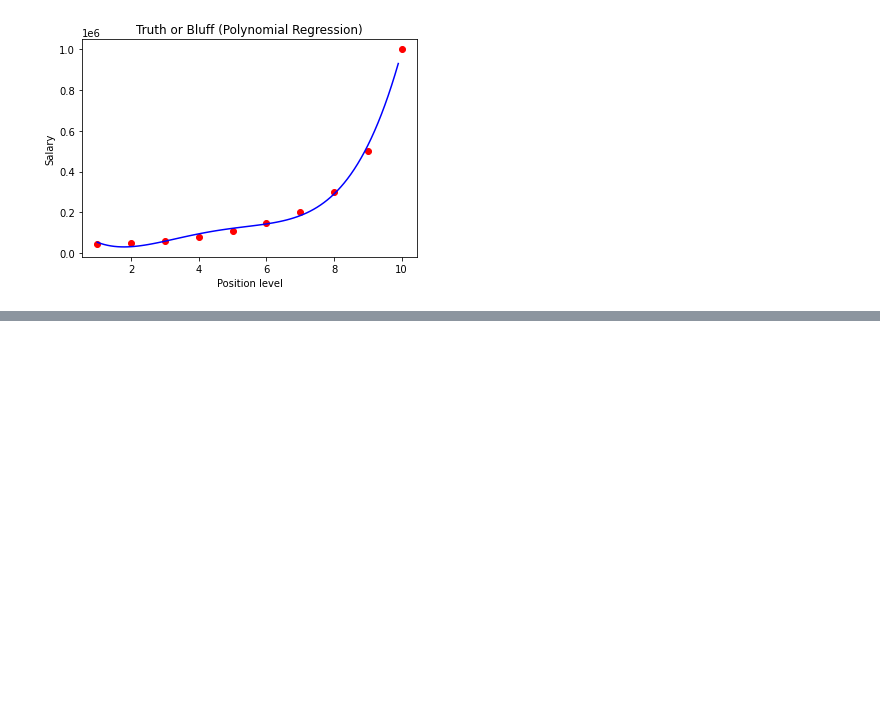
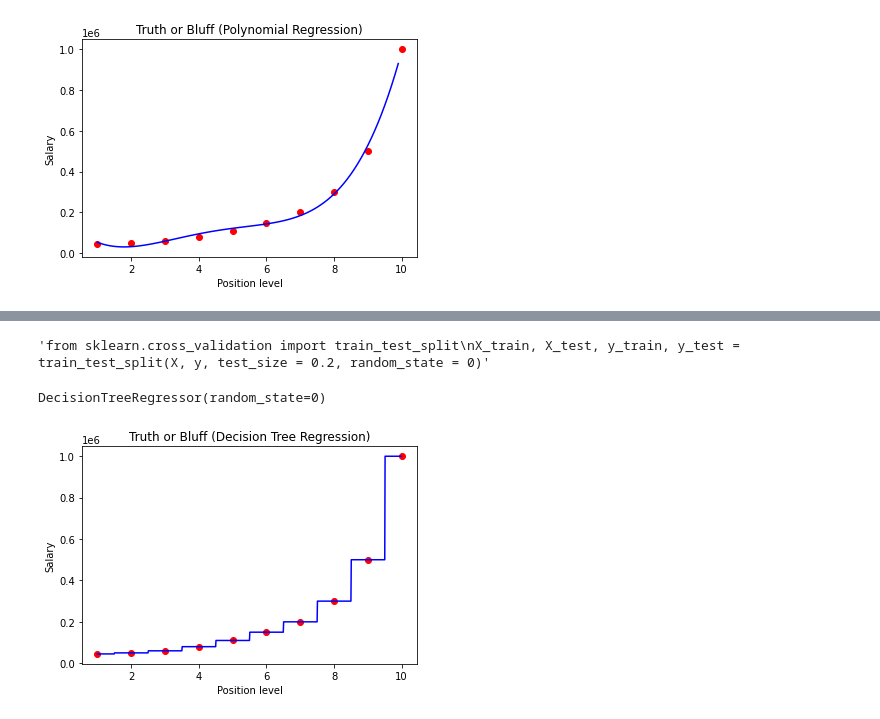
Before and after one commit to Syed-Aashir11/AI-For-Everyone, a Jupyter notebook: Polynomial Regression.ipynb, the cells around one changed output, grey strips where cells are left out. Drawn from its saved outputs; the diff is of its cells as text; code cells hidden in the pictures; blank space fills up the shorter version.

```diff
--- a/Polynomial Regression.ipynb
+++ b/Polynomial Regression.ipynb
@@ -64,0 +79,18 @@ plt.show()
+# %%
+# Importing the dataset
+dataset = pd.read_csv('Position_Salaries.csv')
+X = dataset.iloc[:, 1:2].values
+y = dataset.iloc[:, 2:3].values
+# %%
+# Splitting the dataset into the Training set and Test set
+"""from sklearn.cross_validation import train_test_split
+X_train, X_test, y_train, y_test = train_test_split(X, y, test_size = 0.2, random_state = 0)"""
+# %% [output]
+'from sklearn.cross_validation import train_test_split\nX_train, X_test, y_train, y_test = train_test_split(X, y, test_size = 0.2, random_state = 0)'
+# %%
+# Fitting Decision Tree Regression to the dataset
+from sklearn.tree import DecisionTreeRegressor
+regressor = DecisionTreeRegressor(random_state = 0)
+regressor.fit(X, y)
+# %% [output]
+DecisionTreeRegressor(random_state=0)
@@ -64,0 +100,12 @@ plt.show()
+# %%
+# Visualising the Decision Tree Regression results (higher resolution)
+X_grid = np.arange(min(X), max(X), 0.01)
+X_grid = X_grid.reshape((len(X_grid), 1))
+plt.scatter(X, y, color = 'red')
+plt.plot(X_grid, regressor.predict(X_grid), color = 'blue')
+plt.title('Truth or Bluff (Decision Tree Regression)')
+plt.xlabel('Position level')
+plt.ylabel('Salary')
+plt.show()
+# %% [output]
+[figure, added]
```
Also changed, not shown: parts of 5 cells of this notebook.
